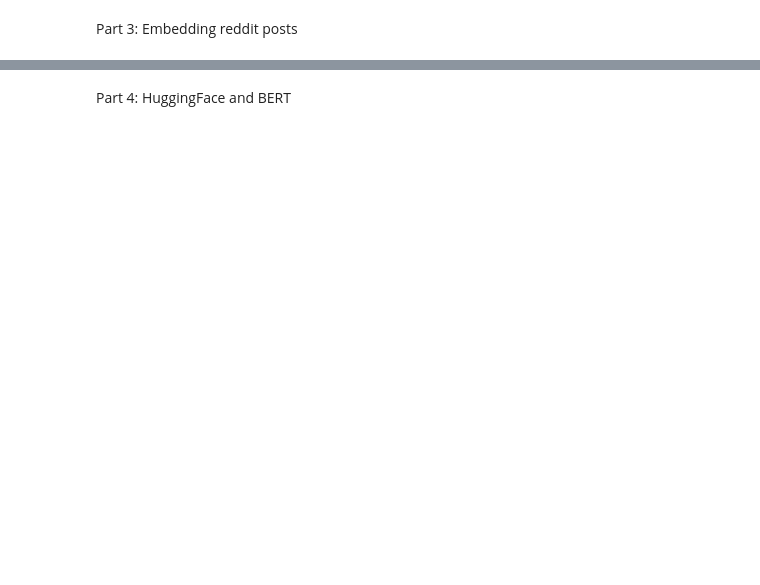
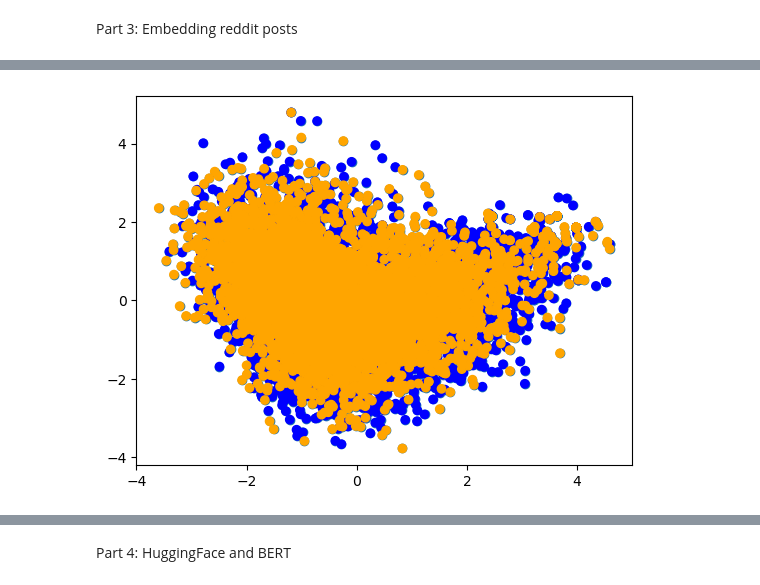
Before and after one commit to Ben-Vogt/project3-embeddings, a Jupyter notebook: project-3.ipynb, the cells around one changed output, grey strips where cells are left out. Saved outputs shown, nothing was run; the diff lists cells and outputs as text; code cells hidden in the pictures; blank space fills up the shorter version.

```diff
--- a/project-3.ipynb
+++ b/project-3.ipynb
@@ -196,6 +274,30 @@ data=pd.concat([uiuc,mich])
+# %%
+from sentence_transformers import SentenceTransformer
+model2 = SentenceTransformer('paraphrase-MiniLM-L6-v2')
+
+# Sentences we want to encode. Example:
+sentence = ['This framework generates embeddings for each input sentence']
+
+# Sentences are encoded by calling model.encode()
+embedding = model2.encode(sentence)
 # %%
 #using the embedding code from last week, plot a pca of all posts in the subreddits data set
+sentences=data["lemmatized_text"]
 
+X=[model2.encode(s) for s in sentences]
+
+pca=PCA(n_components=2)
+
+X_pca=pca.fit_transform(X)
+
+plt.scatter(X_pca[:,0],X_pca[:,1])
+
+colors = ['blue' if label == 1 else 'orange' for label in data['label']]
+plt.scatter(X_pca[:, 0], X_pca[:, 1], c=colors)
+
+plt.show()
 #color by the "label" column to see if the two subreddits are separable in the embedding space
 
 # is there a clear separation between the two columns?
+# %% [output]
+[figure, added]
```
Also changed, not shown: parts of 25 cells of this notebook.
